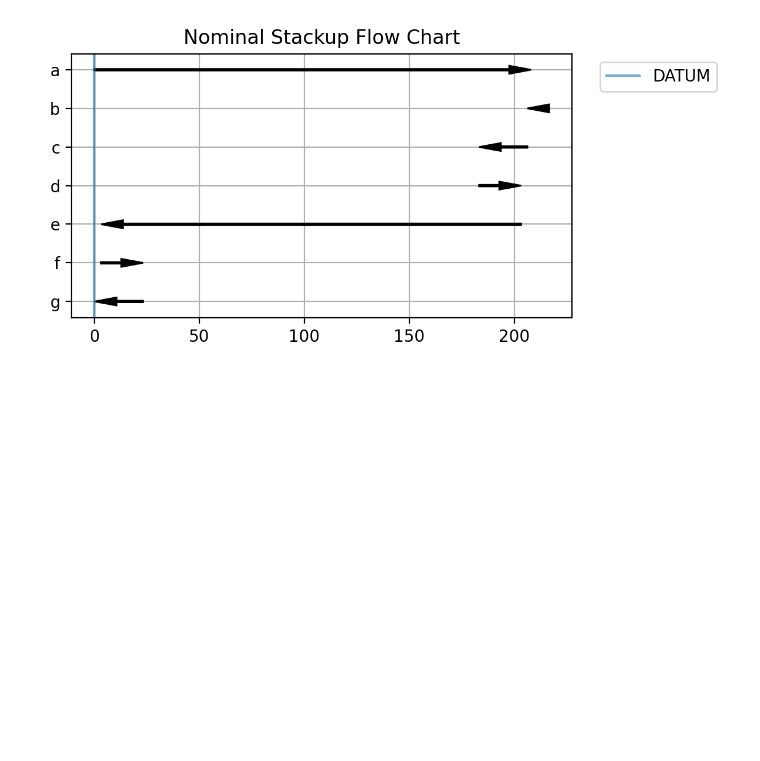
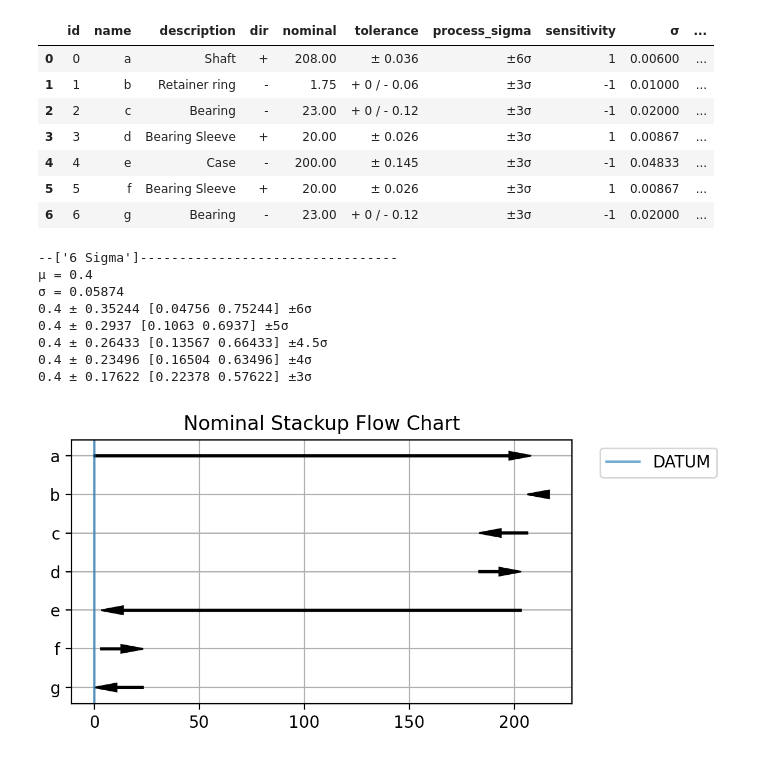
Before and after one commit to phcreery/dimstack, a Jupyter notebook: example.ipynb, the cells around one changed output. Saved outputs shown, nothing was run; the diff lists cells and outputs as text; code cells hidden in the pictures; blank space fills up the shorter version.

```diff
--- a/example.ipynb
+++ b/example.ipynb
@@ -7,6 +7,7 @@ importlib.reload(dimstack.tolerance)
 SymmetricBilateral = dimstack.tolerance.SymmetricBilateral
 UnequalBilateral = dimstack.tolerance.UnequalBilateral
 # %%
+import importlib
 importlib.reload(dimstack.tolerance)
 
 m1 = dimstack.tolerance.Dimension(
@@ -28,31 +29,52 @@ m3 = dimstack.tolerance.Dimension(
     nom=-23, tol=UnequalBilateral(0, 0.12), process_sigma=3, name="c", desc="Bearing"
 )
 m4 = dimstack.tolerance.Dimension(
     nom=20,
     tol=SymmetricBilateral(0.026),
     process_sigma=3,
     name="d",
     desc="Bearing Sleeve",
 )
 m5 = dimstack.tolerance.Dimension(
     nom=-200, tol=SymmetricBilateral(0.145), process_sigma=3, name="e", desc="Case"
 )
 m6 = dimstack.tolerance.Dimension(
     nom=20,
     tol=SymmetricBilateral(0.026),
     process_sigma=3,
     name="f",
     desc="Bearing Sleeve",
 )
 m7 = dimstack.tolerance.Dimension(
     nom=-23, tol=UnequalBilateral(0, 0.12), process_sigma=3, name="g", desc="Bearing"
 )
 items = [m1, m2, m3, m4, m5, m6, m7]
 
 stack = dimstack.tolerance.Stack(
     title="Example stacks, i.e. an example for stackups.py", items=items
 )
 
+# display(stack.df())
+dimstack.tolerance.display_mode("plot")
+stack.show()
+stack.show_results_text_RSS()
+
 stack.show_length_chart()
 # %% [output]
+|  | id | name | description | dir | nominal | tolerance | process_sigma | sensitivity | σ | ... |
+| 0 | 0 | a | Shaft | + | 208.00 | ± 0.036 | ±6σ | 1 | 0.00600 | ... |
+| 1 | 1 | b | Retainer ring | - | 1.75 | + 0 / - 0.06 | ±3σ | -1 | 0.01000 | ... |
+| 2 | 2 | c | Bearing | - | 23.00 | + 0 / - 0.12 | ±3σ | -1 | 0.02000 | ... |
+| 3 | 3 | d | Bearing Sleeve | + | 20.00 | ± 0.026 | ±3σ | 1 | 0.00867 | ... |
+| 4 | 4 | e | Case | - | 200.00 | ± 0.145 | ±3σ | -1 | 0.04833 | ... |
+| 5 | 5 | f | Bearing Sleeve | + | 20.00 | ± 0.026 | ±3σ | 1 | 0.00867 | ... |
+| 6 | 6 | g | Bearing | - | 23.00 | + 0 / - 0.12 | ±3σ | -1 | 0.02000 | ... |
+--['6 Sigma']---------------------------------
+μ = 0.4
+σ = 0.05874
+0.4 ± 0.35244 [0.04756 0.75244] ±6σ
+0.4 ± 0.2937 [0.1063 0.6937] ±5σ
+0.4 ± 0.26433 [0.13567 0.66433] ±4.5σ
+0.4 ± 0.23496 [0.16504 0.63496] ±4σ
+0.4 ± 0.17622 [0.22378 0.57622] ±3σ
 [figure]
```
Also changed, not shown: 3 other files.
